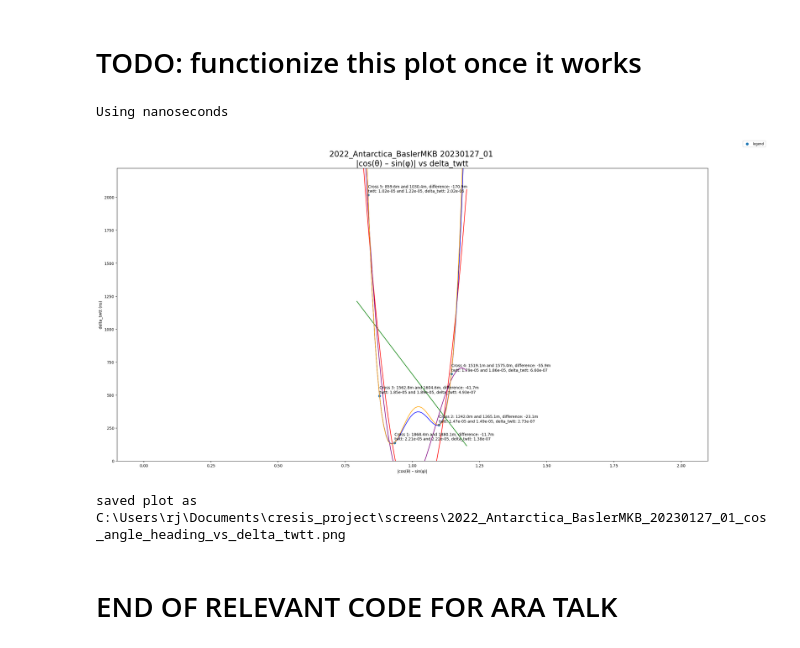
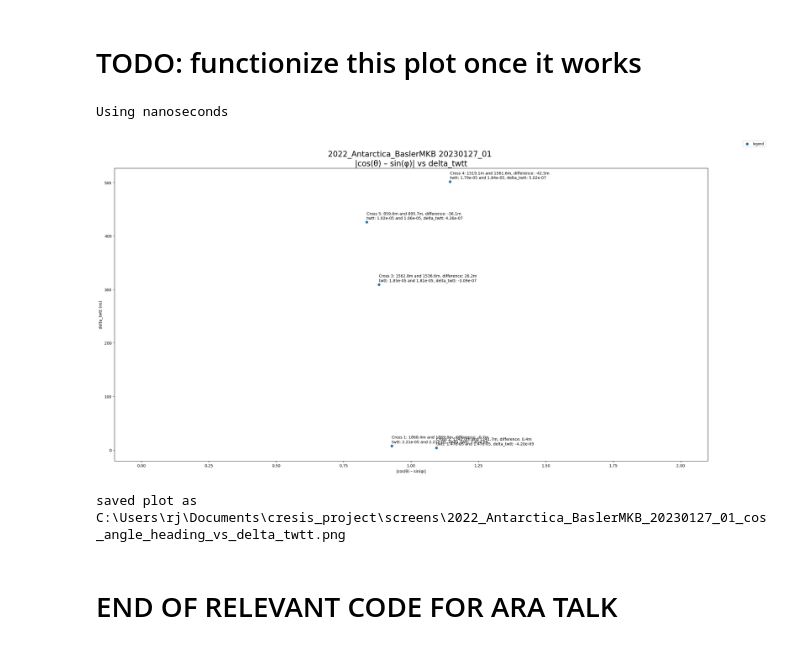
Before and after one commit to richardmoser/cresis_project, a Jupyter notebook: doit.ipynb, the cells around one changed output. Cells and saved outputs as stored; diff of their text form; code cells hidden in the pictures.

```diff
--- a/doit.ipynb
+++ b/doit.ipynb
@@ -94,8 +95,9 @@ iceflow data loaded
 # %%
 # if the file at filename exists, read in the intersect_indices and intersection_points from the pickle file
 # otherwise, find the intersect_indices and intersection_points and save them to a pickle file
+force_redo_intersections = False
 filename = f"C:\\Users\\rj\\Documents\\cresis_project\\pickle_jar\\{season}_{flight}_crossover_points.pickle"
-if not os.path.isfile(filename):  # if the file does not exist
+if not os.path.isfile(filename) or force_redo_intersections:  # if the file does not exist
     print(f"File {filename} does not exist. Making it...")
     intersection_points, intersection_indices, segment_ends = cross_point(layers[0], seg_length, quiet=True)
     with open(filename, 'wb') as file:
@@ -266,0 +353,8 @@ plt.show()
+# %%
+for i in range(len(segment_ends)):
+    print(f"corrected_twtt[segment_ends[{i}][0][2]]: \t\t{corrected_twtt[segment_ends[i][0][2]]}")
+    print(f"corrected_twtt[segment_ends[{i}][1][2]]: \t\t{corrected_twtt[segment_ends[i][1][2]]}")
+    delta = corrected_twtt[segment_ends[i][1][2]] - corrected_twtt[segment_ends[i][0][2]]
+    print(f"delta: \t{delta}")
+    print(f"depth: \t{twtt_to_depth(delta, refractive_index=1.77)}")
+    print(section_break)
@@ -516,67 +668,50 @@ plt.xlabel("|cos(θ) – sin(φ)|")
 # plt.title(" |cos(angle - heading)| vs delta_twtt")
 # plt.title(f"{season} {flight} \n|cos(angle - heading)| vs delta_twtt", fontsize=20)
 plt.title(f"{season} {flight} \n|cos(θ) – sin(φ)| vs delta_twtt", fontsize=20)
 
 
+# get the current directory
+dir = os.getcwd()
+
+# if micro:
+    # plt.ylim(1 * 10 ** -16, 1.1 * abs(max(ydata))) # setting the low bound to 0 caused a warning. Apparently 0 is a negative number.
+    # plt.ylabel("delta_twtt (µs)")
+# else:
+    # plt.ylim(1 * 10 ** -16, 1.1 * abs(max(ydata))) # setting the low bound to 0 caused a warning. Apparently 0 is a negative number.
+    # plt.ylabel("delta_twtt (ns)")
+plt.ylabel("delta_twtt (ns)")
+
+
 plt.legend(["legend"], fontsize='smaller', loc='upper right', bbox_to_anchor=(1.1, 1.1))
 # scale axes to be logarithmic
 # plt.xscale('log')
 plt.yscale('log')
 
-x = xdata
-y = ydata
-#fit polynomial models up to degree 5
-model1 = np.poly1d(np.polyfit(x, y, 1))
-model2 = np.poly1d(np.polyfit(x, y, 2))
-model3 = np.poly1d(np.polyfit(x, y, 3))
-model4 = np.poly1d(np.polyfit(x, y, 4))
-model5 = np.poly1d(np.polyfit(x, y, 5))
-
-#create scatterplot
-polyline = np.linspace(.95 * min(xdata), 1.05 * max(xdata), 50)
-# plt.scatter(df.x, df.y)
-
-#add fitted polynomial lines to scatterplot
-plt.plot(polyline, model1(polyline), color='green')
-plt.plot(polyline, model2(polyline), color='red')
-plt.plot(polyline, model3(polyline), color='purple')
-plt.plot(polyline, model4(polyline), color='blue')
-plt.plot(polyline, model5(polyline), color='orange')
-
-
-
-# get the current directory
-dir = os.getcwd()
+# print(f"abs(max(delta_twtt)): {abs(max(delta_twtt))}")
+# set the x bounds to -0.1 to 2.1
+plt.xlim(-0.1, 2.1)
 
 # save the plot as a png file with a high dpi named after the season and flight
 # plt.savefig(f"C:\\Users\\rj\Documents\\cresis_project\\screens\\{season}_{flight}_cos_angle_heading_vs_delta_twtt_logy.png", dpi=300)
 plt.savefig(f"{dir}\\screens\\{season}_{flight}_cos_angle_heading_vs_delta_twtt_logy.png", dpi=300)
 
 # set the y max to 1.1 * the max delta_twtt
 
-if micro:
-    plt.ylim(1 * 10 ** -16, 1.1 * abs(max(ydata))) # setting the low bound to 0 caused a warning. Apparently 0 is a negative number.
-    plt.ylabel("delta_twtt (µs)")
-else:
-    plt.ylim(1 * 10 ** -16, 1.1 * abs(max(ydata))) # setting the low bound to 0 caused a warning. Apparently 0 is a negative number.
-    plt.ylabel("delta_twtt (ns)")
-# print(f"abs(max(delta_twtt)): {abs(max(delta_twtt))}")
-# set the x bounds to -0.1 to 2.1
-plt.xlim(-0.1, 2.1)
+
 
 
 plt.yscale('linear')
 # save the plot as a png file with a high dpi named after the season and flight
 plt.savefig(f"{dir}\\screens\\{season}_{flight}_cos_angle_heading_vs_delta_twtt_lineary.png", dpi=300)
 plt.show()
 
 print(f"saved plot as {dir}\\screens\\{season}_{flight}_cos_angle_heading_vs_delta_twtt.png")
 # |cos(90) - sin(90)| = 0 - 1 = 1
 # plot should peak either at 1 or 0 depending on which flight is closer to the flow vector
     # in theory it should be around 1 but it could be 0 if coded wrong
 # %% [output]
 Using nanoseconds
-[figure, old version]
+[figure, new version]
 saved plot as C:\Users\rj\Documents\cresis_project\screens\2022_Antarctica_BaslerMKB_20230127_01_cos_angle_heading_vs_delta_twtt.png
 # %% [markdown]
 # END OF RELEVANT CODE FOR ARA TALK
```
Also changed, not shown: parts of 16 cells of this notebook, 5 other files.
